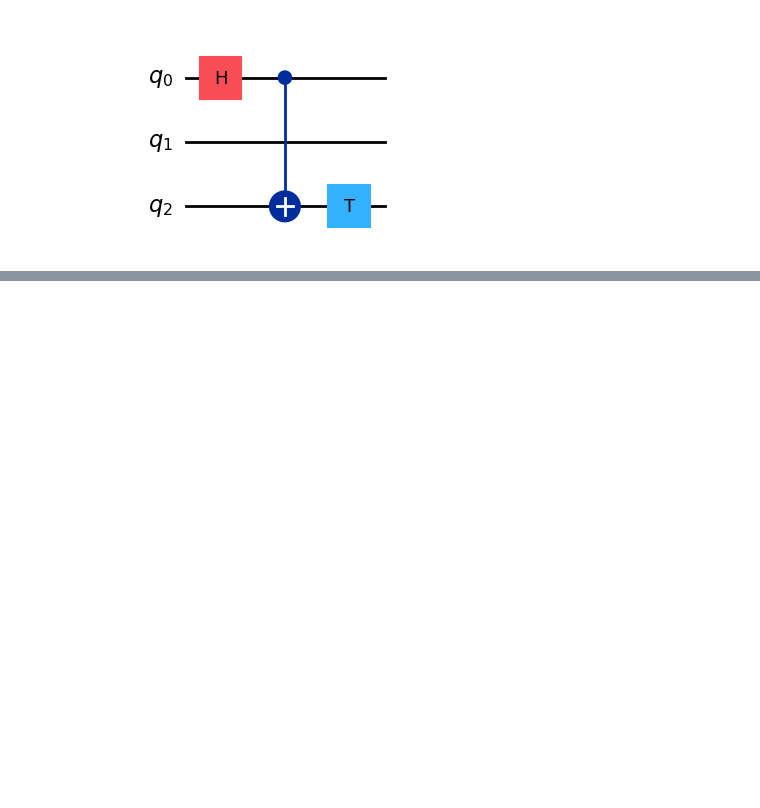
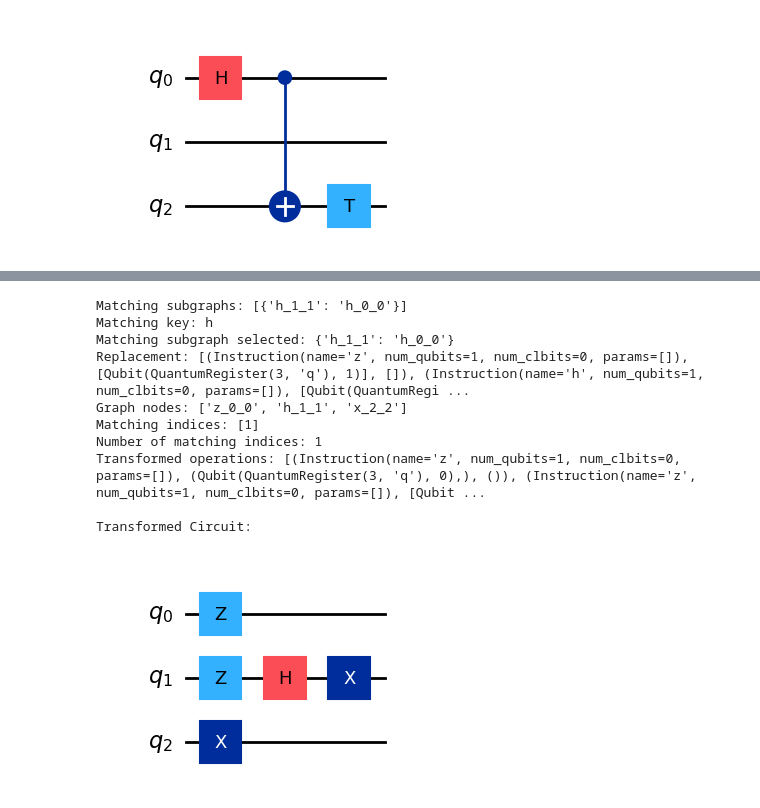
Before and after one commit to melaniasala/SSL-for-Quantum-Cirucits-Generation, a Jupyter notebook: QCCL/notebooks/transforms_debugging.ipynb, the cells around one changed output, grey strips where cells are left out. Cells and saved outputs as stored; diff of their text form; code cells hidden in the pictures; blank space fills up the shorter version.

```diff
--- a/QCCL/notebooks/transforms_debugging.ipynb
+++ b/QCCL/notebooks/transforms_debugging.ipynb
@@ -339,0 +358,26 @@ Transformed Circuit:
+# %%
+# Convert to graph representation
+qcg = QuantumCircuitGraph(qc)
+
+# Create an instance of the SwapControlTargetTransformation class and apply it
+transformation = ChangeOfBasisTransformation(qcg)
+
+# Apply the transformation
+transformed_qcg = transformation.apply()  # Applying the transformation
+transformed_circuit = transformed_qcg.quantum_circuit  # Extract the transformed circuit
+
+# Display the transformed circuit
+print("\nTransformed Circuit:")
+transformed_circuit.draw(output='mpl')
+# %% [output]
+Matching subgraphs: [{'h_1_1': 'h_0_0'}]
+Matching key: h
+Matching subgraph selected: {'h_1_1': 'h_0_0'}
+Replacement: [(Instruction(name='z', num_qubits=1, num_clbits=0, params=[]), [Qubit(QuantumRegister(3, 'q'), 1)], []), (Instruction(name='h', num_qubits=1, num_clbits=0, params=[]), [Qubit(QuantumRegi ...
+Graph nodes: ['z_0_0', 'h_1_1', 'x_2_2']
+Matching indices: [1]
+Number of matching indices: 1
+Transformed operations: [(Instruction(name='z', num_qubits=1, num_clbits=0, params=[]), (Qubit(QuantumRegister(3, 'q'), 0),), ()), (Instruction(name='z', num_qubits=1, num_clbits=0, params=[]), [Qubit ...
+
+Transformed Circuit:
+[figure, added]
```
Also changed, not shown: parts of 13 cells of this notebook, 2 other files.
